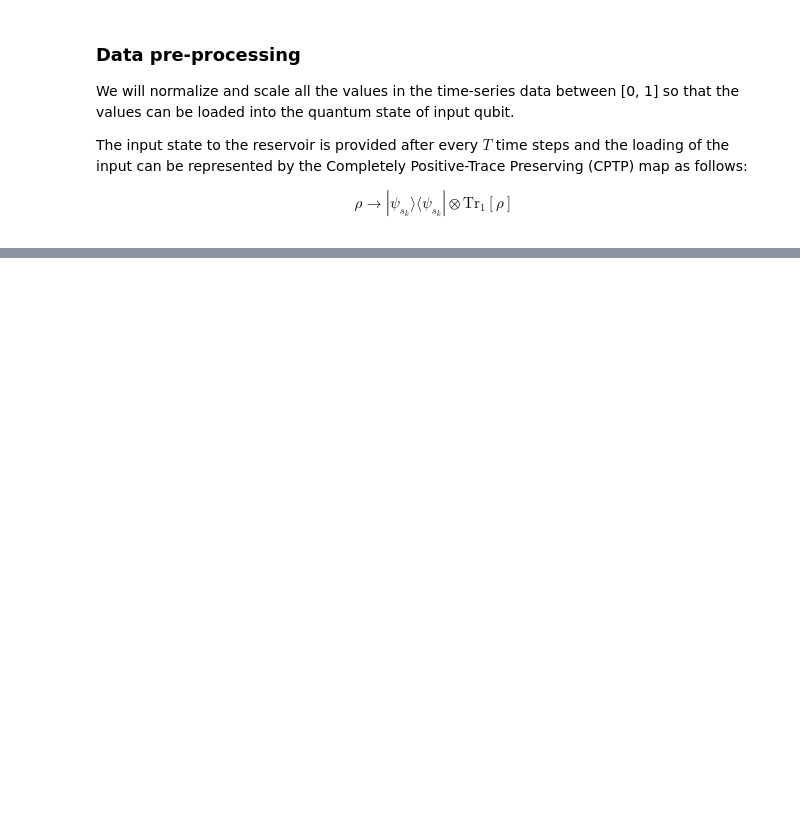
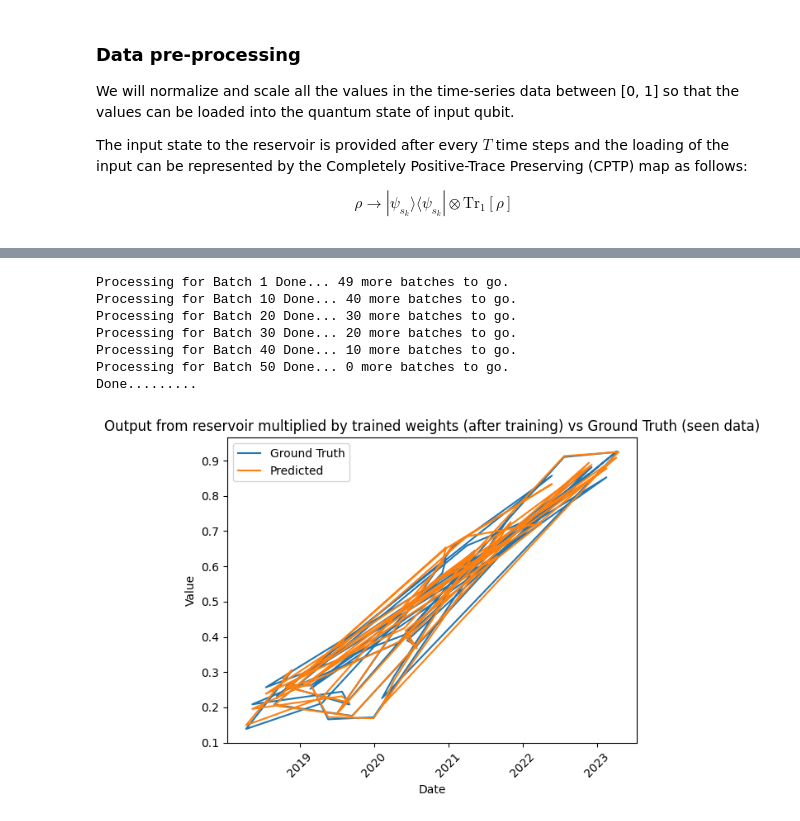
Before and after one commit to adarsh1chand/Quantum-Reservoir_Computing, a Jupyter notebook: Quantum_Reservoir_Computing.ipynb, the cells around one changed output, grey strips where cells are left out. Saved outputs shown, nothing was run; the diff lists cells and outputs as text; code cells hidden in the pictures; blank space fills up the shorter version.

```diff
--- a/Quantum_Reservoir_Computing.ipynb
+++ b/Quantum_Reservoir_Computing.ipynb
@@ -156,8 +222,7 @@ def prepare_input_state_matrix(s_k: float,
 
   input_state_vector = np.array([[np.sqrt(1 - s_k)], [np.sqrt(s_k)]])
   first_qubit_density_matrix = np.kron(input_state_vector, np.transpose(input_state_vector))
-  return first_qubit_density_matrix
-  #return np.kron(first_qubit_density_matrix, partial_rho)
+  return np.kron(first_qubit_density_matrix, partial_rho)
 
 def prepare_input_state(s_k: float,
                               partial_rho: np.array = None):
@@ -167,7 +232,7 @@ def prepare_input_state(s_k: float,
       reservoir evolution and tracing out the first qubit.
   """
 
-  qml.QubitDensityMatrix(prepare_input_state_matrix(s_k, partial_rho), wires = [0])
+  qml.QubitDensityMatrix(prepare_input_state_matrix(s_k, partial_rho), wires = range(N))
 # %%
 dev = qml.device("default.mixed", wires = N)
 
@@ -176,16 +241,17 @@ def reservoir_computation(s_k: float,
                           reduced_density_matrix: np.array,
                           evolution_time: float,
                           readout = False):
+
   prepare_input_state(s_k, reduced_density_matrix)
-  qml.ApproxTimeEvolution(reservoir_hamiltonian, time = evolution_time, n = 15)
+  qml.ApproxTimeEvolution(reservoir_hamiltonian, time = evolution_time, n = 12)
   if readout:
     return np.array([qml.expval(qml.PauliZ(i)) for i in range(N)])
   else:
     return qml.density_matrix(range(1, N))
 # %%
 def reservoir_forward(s_k,
-            input_time = 100,
-            readout_time = 10,
+            input_time = 1,
+            readout_time = 1,
             reduced_density_matrix = None
             ):
 
@@ -202,18 +268,18 @@ def reservoir_forward(s_k,
 
   reservoir_output = np.zeros(shape = (1, N))
 
-  for iteration in range(int(input_time / readout_time)):
+  for iteration in range(readout_time):
       # Evolve for readout_time
       reservoir_output += reservoir_computation(s_k,
                                                 reduced_density_matrix,
-                                                evolution_time = (iteration + 1) * readout_time,
+                                                evolution_time = (iteration + 1) * input_time,
                                                 readout = True)
 
   # Take the reduced density matrix of all qubits except the first qubit to be used in the next iteration
   reduced_density_matrix = reservoir_computation(s_k,
                                                  reduced_density_matrix,
-                                                 evolution_time = input_time,
+                                                 evolution_time = readout_time * input_time,
                                                  readout = False)
 
   # Average over all the readout times to get the final prediction
-  return (reservoir_output / (int(input_time / readout_time))).reshape(-1, ), reduced_density_matrix
+  return (reservoir_output / readout_time).reshape(-1, ), reduced_density_matrix
@@ -260,5 +348,5 @@ from sklearn.linear_model import LinearRegression
 from sklearn.metrics import r2_score
 model = LinearRegression()
 # %%
-X_train, _ = QRC_predict(values[: 500], train = True)
-model.fit(X_train, values[1: 501])
+X_train, _ = QRC_predict(batched_history[: 100])
+model.fit(X_train, ground_truth_values[: 100])
@@ -265,12 +367,21 @@ model.fit(X_train, values[1: 501])
 # %%
-reservoir_preds, memory = QRC_predict(values[500: 1000], train = True)
+reservoir_preds, memory = QRC_predict(batched_history[100: 150], train = True)
 y_pred = model.predict(reservoir_preds)
-plt.plot(dates[500 : 1000], values[501: 1001])
-plt.plot(dates[500 : 1000], y_pred)
+plt.plot(ground_truth_dates[100 : 150], ground_truth_values[100: 150])
+plt.plot(ground_truth_dates[100 : 150], y_pred)
 plt.xlabel('Date')
 plt.ylabel('Value')
 plt.xticks(rotation = 45)
 plt.legend(['Ground Truth', 'Predicted'])
 plt.title('Output from reservoir multiplied by trained weights (after training) vs Ground Truth (seen data)')
 plt.show()
+# %% [output]
+Processing for Batch 1 Done... 49 more batches to go.
+Processing for Batch 10 Done... 40 more batches to go.
+Processing for Batch 20 Done... 30 more batches to go.
+Processing for Batch 30 Done... 20 more batches to go.
+Processing for Batch 40 Done... 10 more batches to go.
+Processing for Batch 50 Done... 0 more batches to go.
+Done.........
+[figure, added]
 # %%
```
Also changed, not shown: parts of 19 cells of this notebook.
